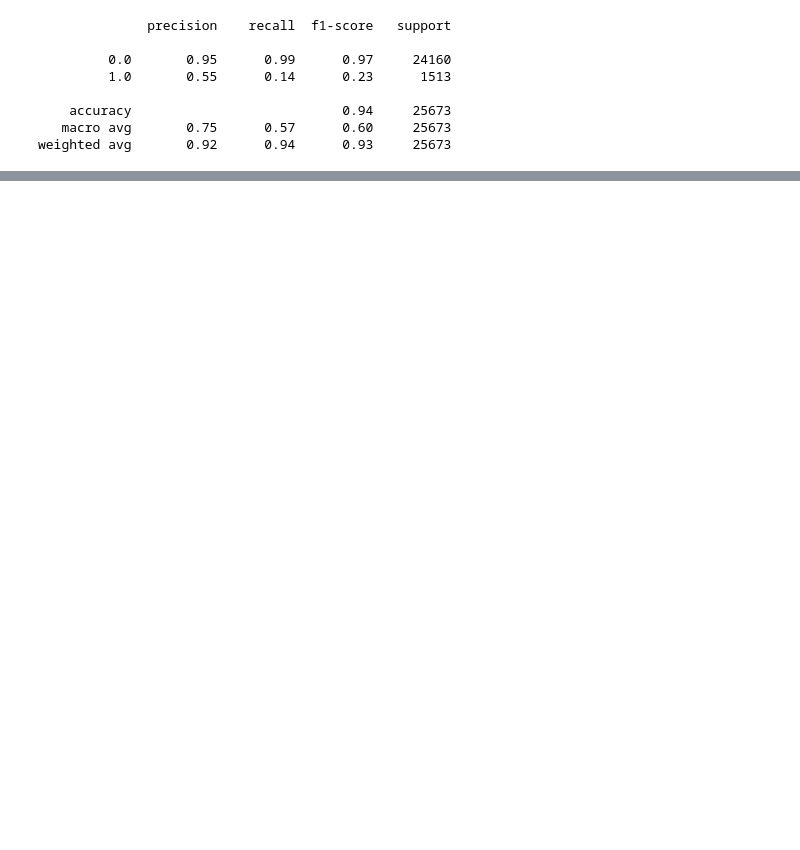
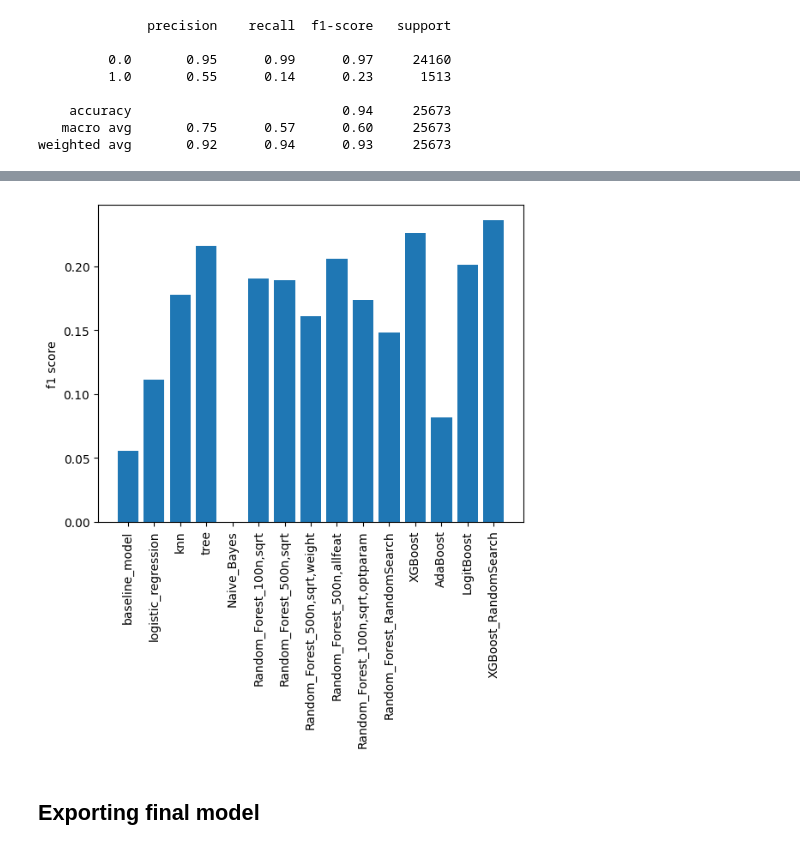
Before and after one commit to franzi105/Fraud-Detection, a Jupyter notebook: 03_Model.ipynb, the cells around one changed output, grey strips where cells are left out. Saved outputs shown, nothing was run; the diff lists cells and outputs as text; code cells hidden in the pictures; blank space fills up the shorter version.

```diff
--- a/03_Model.ipynb
+++ b/03_Model.ipynb
@@ -515,0 +691,10 @@ weighted avg       0.93      0.94      0.93     25673
+# %%
+# PLotting f1 score for tested models
+plt.bar(range(len(model_results)), model_results.values(), align='center')
+plt.xticks(range(len(model_results)), list(model_results.keys()), rotation=90)
+plt.ylabel('f1 score')
+plt.show()
+# %% [output]
+[figure, added]
+# %% [markdown]
+## Exporting final model
```
Also changed, not shown: parts of 64 cells of this notebook.
